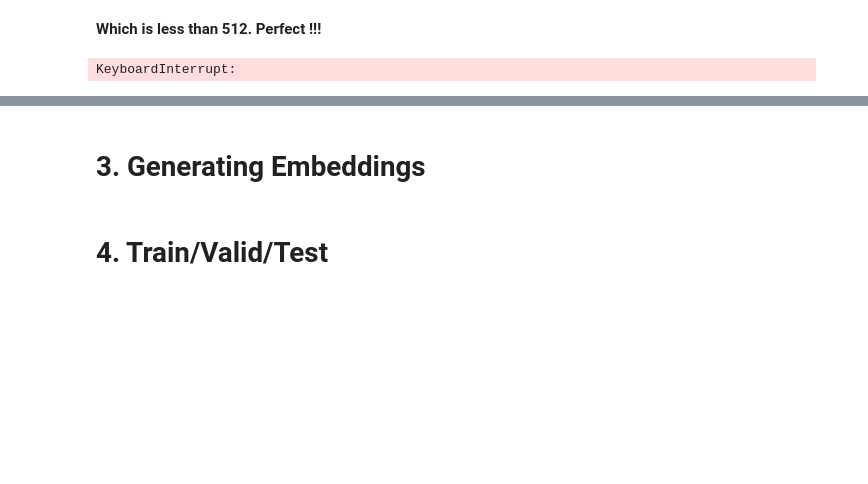
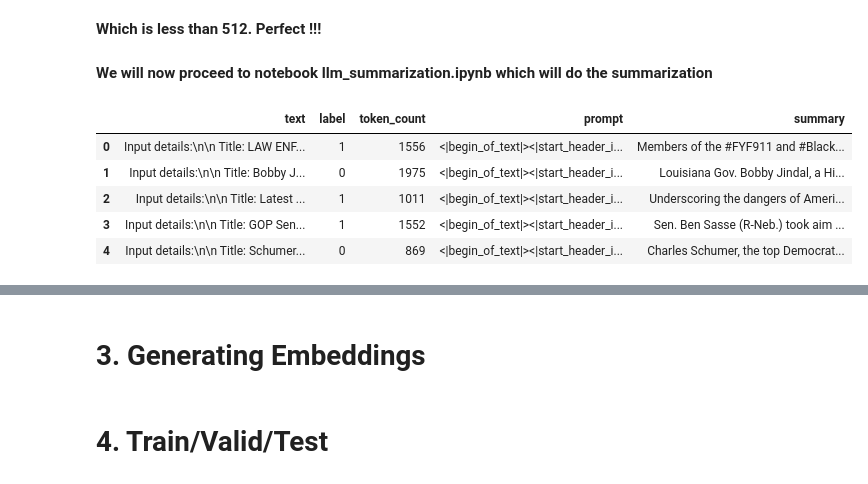
Before and after one commit to SujanNeupane42/data606_capstone_teamC, a Jupyter notebook: notebooks/pretrained_embeddings_and_classification.ipynb, the cells around one changed output, grey strips where cells are left out. Saved outputs shown, nothing was run; the diff lists cells and outputs as text; code cells hidden in the pictures; blank space fills up the shorter version.

```diff
--- a/notebooks/pretrained_embeddings_and_classification.ipynb
+++ b/notebooks/pretrained_embeddings_and_classification.ipynb
@@ -461,29 +497,35 @@ labels = df.label.values
 # %%
-import csv
+texts = []
+labels_for_text_summarization = []
+title_tokens= []
+text_tokens = []
+new_title = []
+new_text = []
+prompt_token_count = []
 
-with open('new_training_data.csv', 'a', newline='', encoding='utf-8') as csvfile:
-    writer = csv.writer(csvfile)
+for i in tqdm(range(0, len(all_text))):
+    current_title = all_title[i]
+    current_text = all_text[i]
+    current_label = labels[i]
+    combined_text = f"{current_title}. {current_text}"
 
-    for i in tqdm(range(0, len(all_text))):
-        current_title = all_title[i]
-        current_text = all_text[i]
-        current_label = labels[i]
-        combined_text = f"{current_title}. {current_text}"
+    if summarize_text[i]:
+        current_available_tokens = available_tokens_for_text_summarization[i]
+        current_title_token_count = titles_token_count[i]
+        current_text_token_count = texts_token_count[i]
+        current_prompt = return_prompt(
+            current_title,
+            current_text,
+            current_title_token_count,
+            current_text_token_count,
+            current_available_tokens,
+        )
 
-        if summarize_text[i]:
-            current_available_tokens = available_tokens_for_text_summarization[i]
-            current_title_token_count = titles_token_count[i]
-            current_text_token_count = texts_token_count[i]
-            current_prompt = return_prompt(
-                current_title,
-                current_text,
-                current_title_token_count,
-                current_text_token_count,
-                current_available_tokens,
-            )
-            summarized_text = run_groq_summary(current_prompt, current_available_tokens)
-            combined_text = f"{current_title}. {summarized_text}"
 
-        writer.writerow([current_title, current_text, combined_text, current_label])
+        texts.append(current_prompt)
+        new_title.append(current_title)
+        new_text.append(current_text)
+        title_tokens.append(current_title_token_count)
+        text_tokens.append(current_text_token_count)
+        prompt_token_count.append(get_token_count_for_prompt(current_prompt))
+        labels_for_text_summarization.append(current_label)
-# %% [output]
-KeyboardInterrupt:
@@ -489,0 +547,2 @@ KeyboardInterrupt:
+# %% [markdown]
+<b> We will now proceed to notebook llm_summarization.ipynb which will do the summarization
@@ -489,0 +551,9 @@ KeyboardInterrupt:
+# %%
+summarized_df.head()
+# %% [output]
+|  | text | label | token_count | prompt | summary |
+| 0 | Input details:\n\n Title: LAW ENF... | 1 | 1556 | <|begin_of_text|><|start_header_i... | Members of the #FYF911 and #Black... |
+| 1 | Input details:\n\n Title: Bobby J... | 0 | 1975 | <|begin_of_text|><|start_header_i... | Louisiana Gov. Bobby Jindal, a Hi... |
+| 2 | Input details:\n\n Title: Latest ... | 1 | 1011 | <|begin_of_text|><|start_header_i... | Underscoring the dangers of Ameri... |
+| 3 | Input details:\n\n Title: GOP Sen... | 1 | 1552 | <|begin_of_text|><|start_header_i... | Sen. Ben Sasse (R-Neb.) took aim ... |
+| 4 | Input details:\n\n Title: Schumer... | 0 | 869 | <|begin_of_text|><|start_header_i... | Charles Schumer, the top Democrat... |
```
Also changed, not shown: parts of 42 cells of this notebook, 1 other file.
